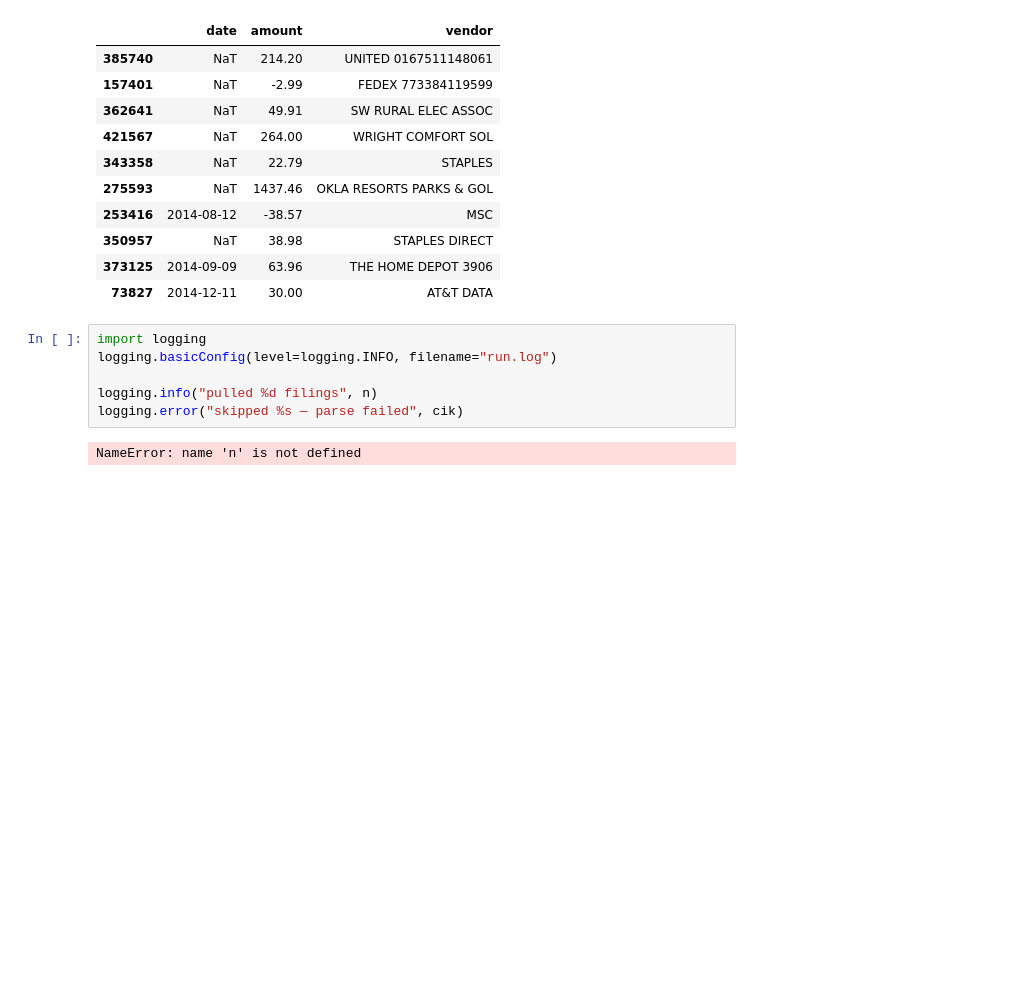
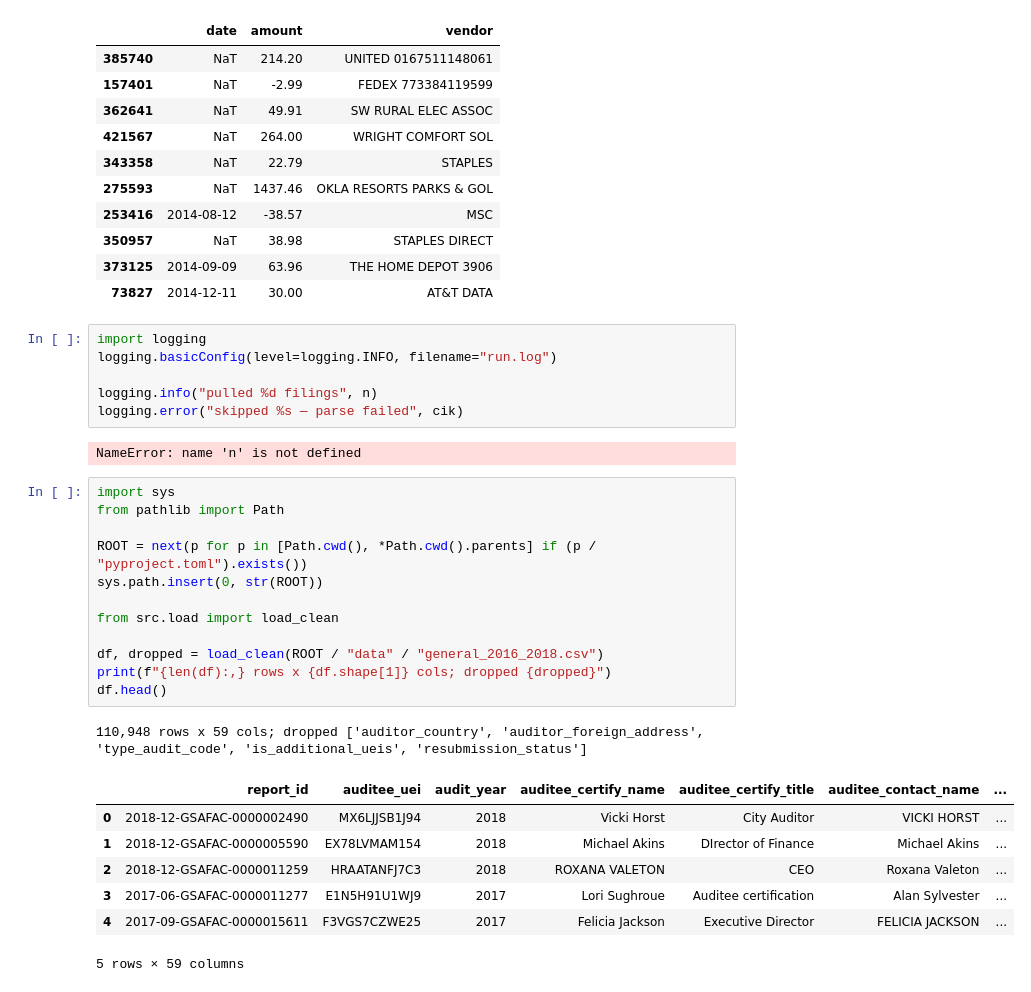
Before and after one commit to zhuwei-ui/ACCY575-walkthrough, a Jupyter notebook: notebooks/explore.ipynb, the cells around one changed output. Saved outputs shown, nothing was run; the diff lists cells and outputs as text; blank space fills up the shorter version.

```diff
--- a/notebooks/explore.ipynb
+++ b/notebooks/explore.ipynb
@@ -125,3 +125,24 @@ logging.info("pulled %d filings", n)
 logging.error("skipped %s — parse failed", cik)
 # %% [output]
 NameError: name 'n' is not defined
+# %%
+import sys
+from pathlib import Path
+
+ROOT = next(p for p in [Path.cwd(), *Path.cwd().parents] if (p / "pyproject.toml").exists())
+sys.path.insert(0, str(ROOT))
+
+from src.load import load_clean
+
+df, dropped = load_clean(ROOT / "data" / "general_2016_2018.csv")
+print(f"{len(df):,} rows x {df.shape[1]} cols; dropped {dropped}")
+df.head()
+# %% [output]
+110,948 rows x 59 cols; dropped ['auditor_country', 'auditor_foreign_address', 'type_audit_code', 'is_additional_ueis', 'resubmission_status']
+|  | report_id | auditee_uei | audit_year | auditee_certify_name | auditee_certify_title | auditee_contact_name | ... |
+| 0 | 2018-12-GSAFAC-0000002490 | MX6LJJSB1J94 | 2018 | Vicki Horst | City Auditor | VICKI HORST | ... |
+| 1 | 2018-12-GSAFAC-0000005590 | EX78LVMAM154 | 2018 | Michael Akins | DIrector of Finance | Michael Akins | ... |
+| 2 | 2018-12-GSAFAC-0000011259 | HRAATANFJ7C3 | 2018 | ROXANA VALETON | CEO | Roxana Valeton | ... |
+| 3 | 2017-06-GSAFAC-0000011277 | E1N5H91U1WJ9 | 2017 | Lori Sughroue | Auditee certification | Alan Sylvester | ... |
+| 4 | 2017-09-GSAFAC-0000015611 | F3VGS7CZWE25 | 2017 | Felicia Jackson | Executive Director | FELICIA JACKSON | ... |
+5 rows × 59 columns
```
Also changed, not shown: parts of 4 cells of this notebook.
